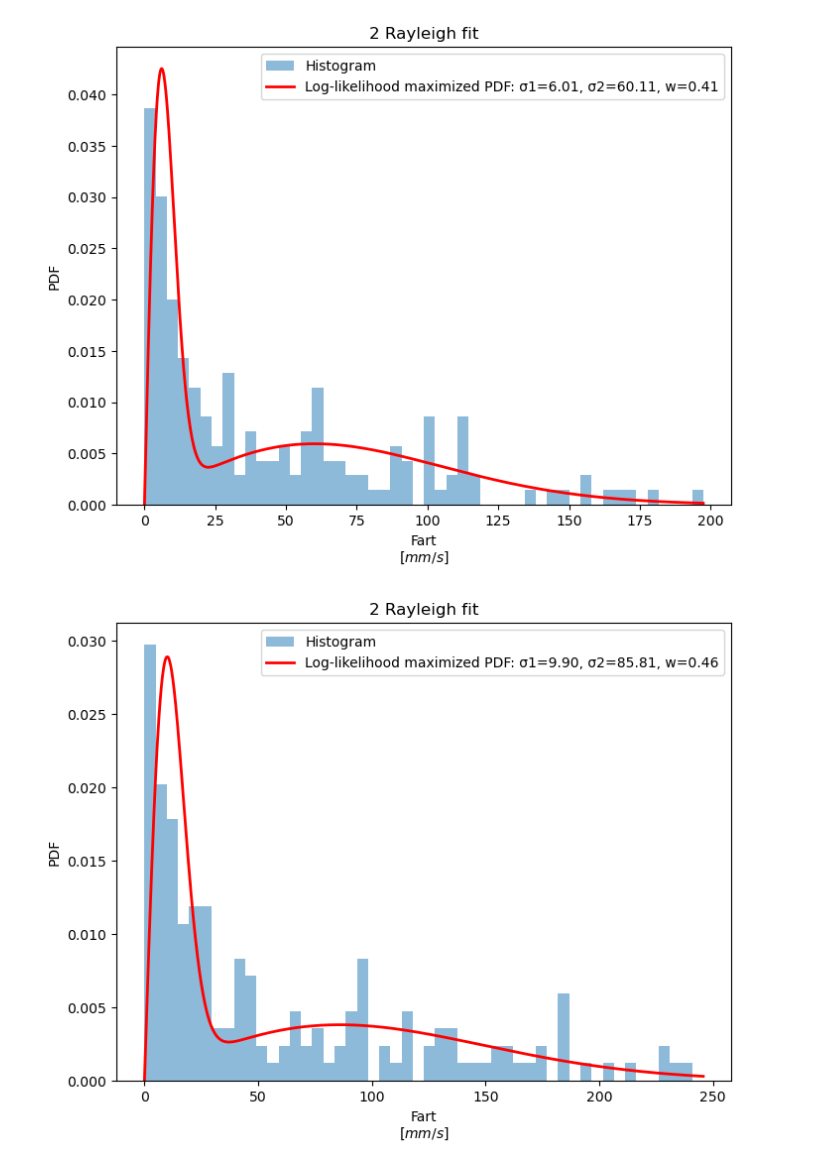
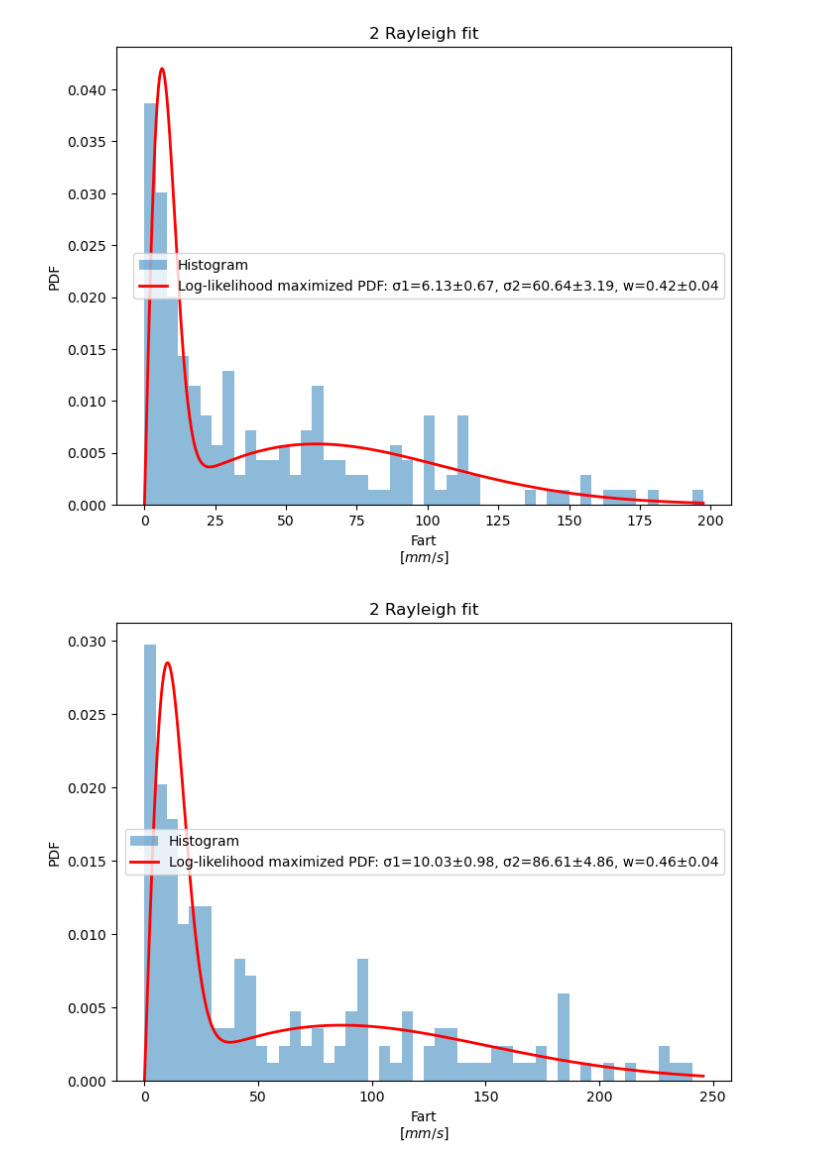
Before and after one commit to andreagudik-blip/forsteorsprojekt, a Jupyter notebook: Data analyse.ipynb, the cells around one changed output. Cells and saved outputs as stored; diff of their text form; code cells hidden in the pictures.

Commit message:
version med parametre ændring og MCMC metode

```diff
--- a/Data analyse.ipynb
+++ b/Data analyse.ipynb
@@ -11,7 +27,7 @@ bins=50
 sfs=20
 minlike=0.8
 percentile=99
-method="MLE"
+method="MCMC"
 
 par1,err1=double_rayleigh("mus.csv", p0=[8, 50, 0.5], sfs=sfs, bins=bins, minlike=minlike, percentile=percentile,method=method, plotting=True)
 par2,err2=double_rayleigh("data/from Antonis/CDKL_OLR_Prob_CKL210.csv",p0=[8, 50, 0.5], sfs=sfs, bins=bins, minlike=minlike, percentile=percentile,method=method, plotting=True)
@@ -24,2 +40,2 @@ par5,err5=double_rayleigh("data/from Antonis/CDKL_OLR_Prob_CKL216.csv",p0=[8, 50
-[figure, old version]
+[figure, new version]
-[figure, old version]
+[figure, new version]
```
Also changed, not shown: parts of 4 cells of this notebook.
